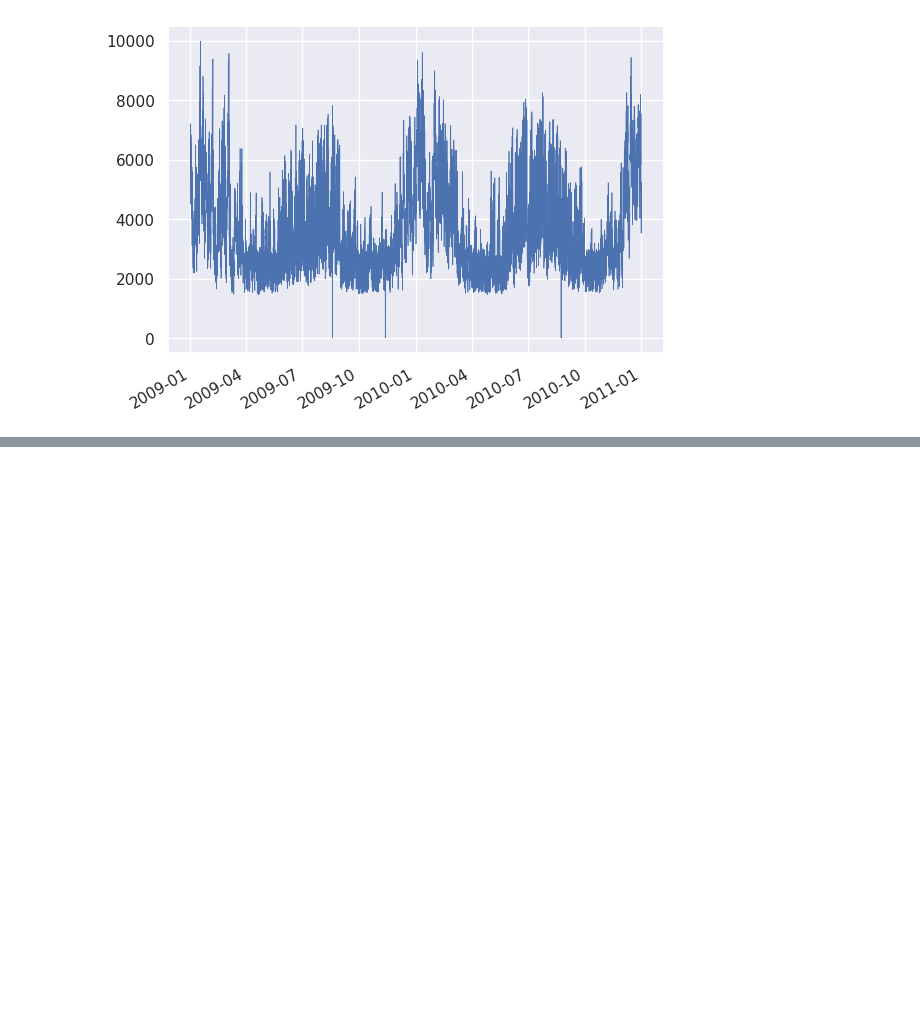
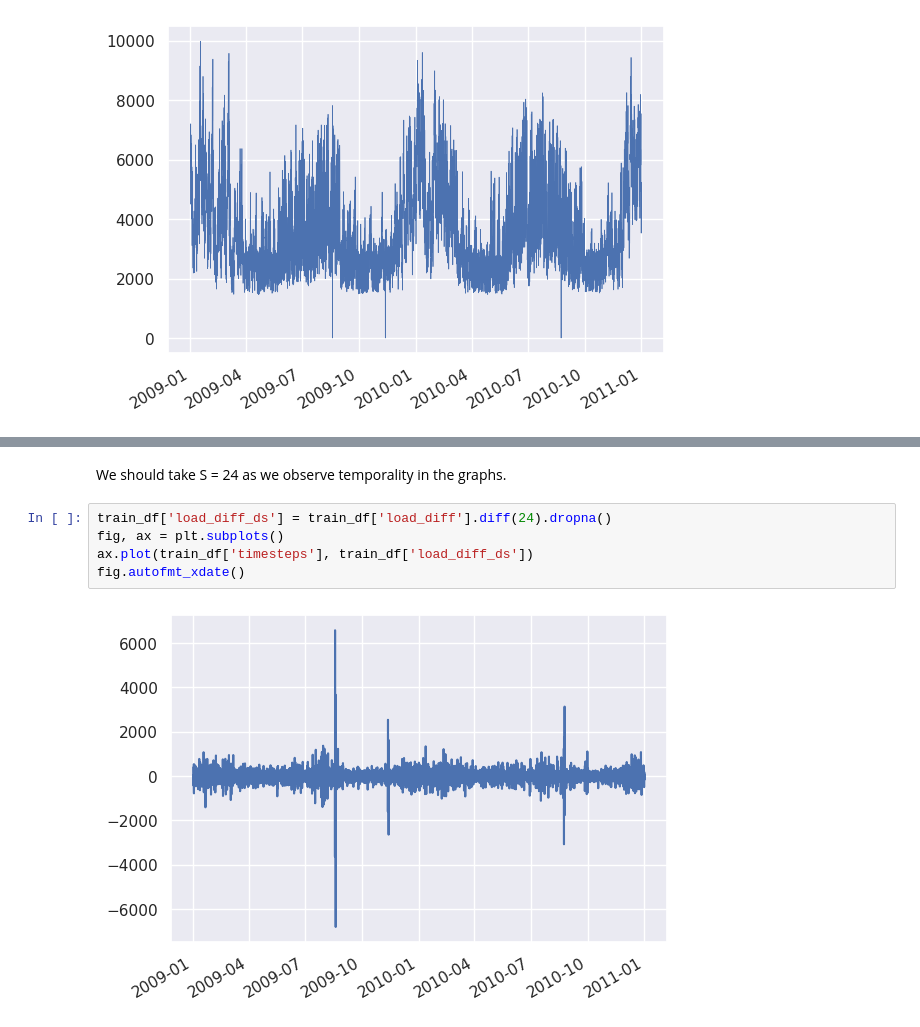
Before and after one commit to dormoyi/CS229B_final_project, a Jupyter notebook: data_preprocessing.ipynb, the cells around one changed output, grey strips where cells are left out. Saved outputs shown, nothing was run; the diff lists cells and outputs as text; blank space fills up the shorter version.

```diff
--- a/data_preprocessing.ipynb
+++ b/data_preprocessing.ipynb
@@ -83,0 +94,9 @@ plt.show()
+# %% [markdown]
+We should take S = 24 as we observe temporality in the graphs.
+# %%
+train_df['load_diff_ds'] = train_df['load_diff'].diff(24).dropna()
+fig, ax = plt.subplots()
+ax.plot(train_df['timesteps'], train_df['load_diff_ds'])
+fig.autofmt_xdate()
+# %% [output]
+[figure, added]
```
Also changed, not shown: parts of 16 cells of this notebook.
